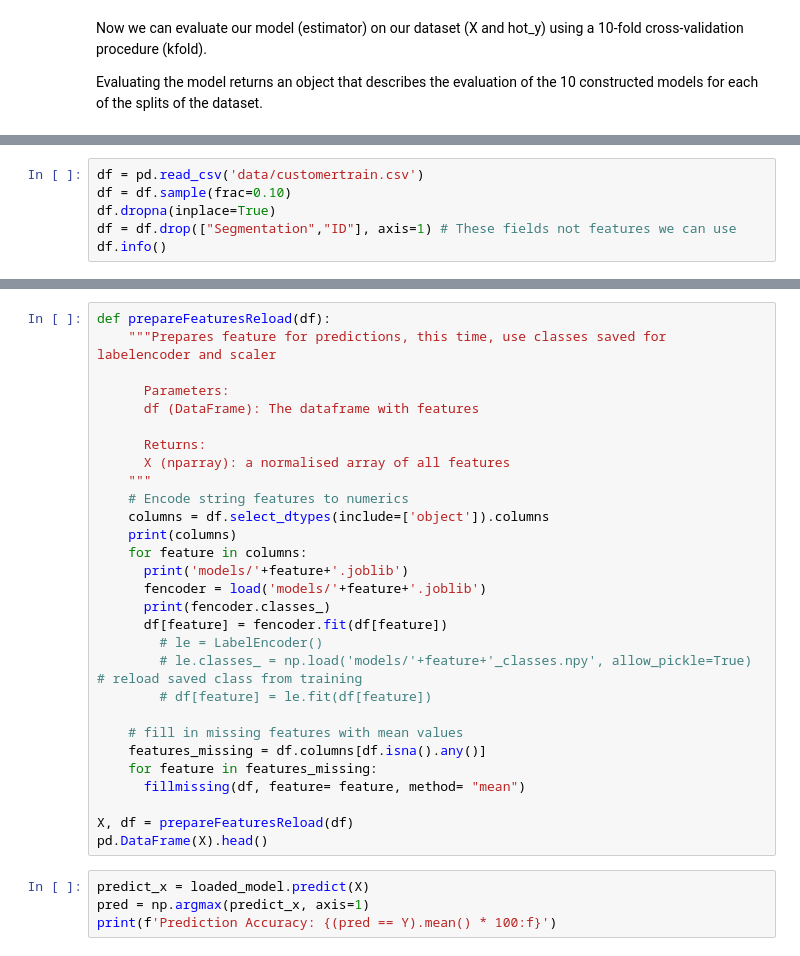
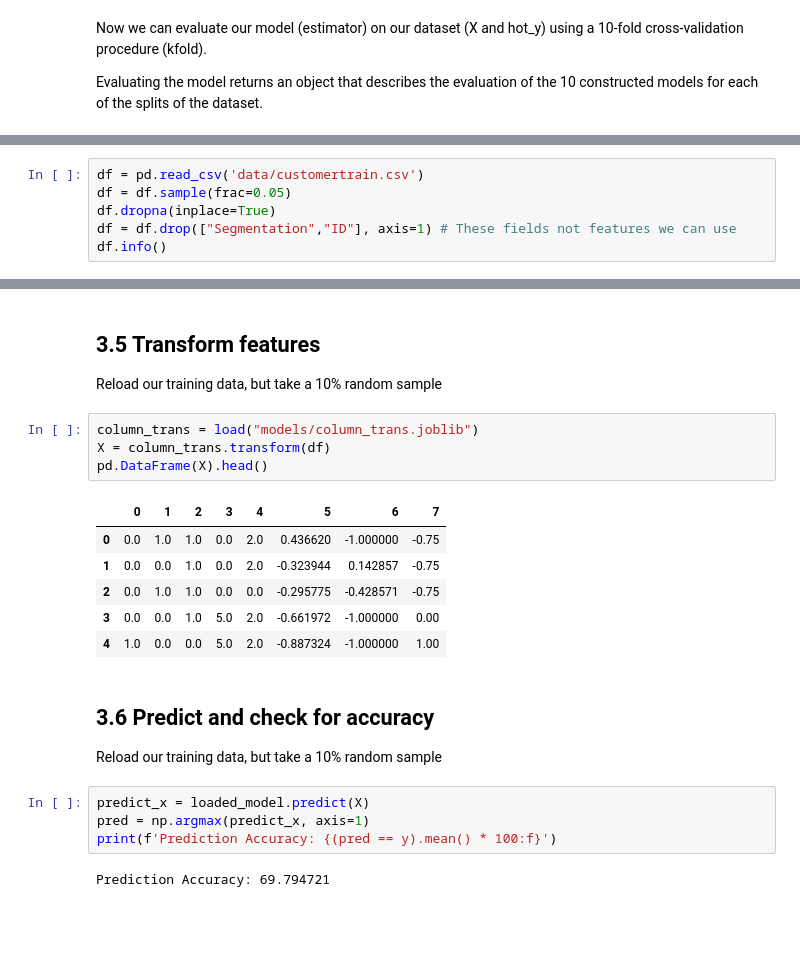
Before and after one commit to shaunenslin/machinelearning, a Jupyter notebook: python/neural networks/keras_multinomial_customers.ipynb, the cells around one changed output, grey strips where cells are left out. Drawn from its saved outputs; the diff is of its cells as text; blank space fills up the shorter version.

```diff
--- a/python/neural networks/keras_multinomial_customers.ipynb
+++ b/python/neural networks/keras_multinomial_customers.ipynb
@@ -326,7 +350,7 @@ loaded_model.compile(loss='binary_crossentropy', optimizer='adam', metrics=['acc
 Reload our training data, but take a 10% random sample
 # %%
 df = pd.read_csv('data/customertrain.csv')
-df = df.sample(frac=0.10)
+df = df.sample(frac=0.05)
 df.dropna(inplace=True)
 df = df.drop(["Segmentation","ID"], axis=1) # These fields not features we can use
 df.info()
@@ -347,34 +402,26 @@ pd.DataFrame(y)
-# %%
-def prepareFeaturesReload(df):
-    """Prepares feature for predictions, this time, use classes saved for labelencoder and scaler
-
-      Parameters:
-      df (DataFrame): The dataframe with features
-
-      Returns:
-      X (nparray): a normalised array of all features
-    """
-    # Encode string features to numerics
-    columns = df.select_dtypes(include=['object']).columns
-    print(columns)
-    for feature in columns:
-      print('models/'+feature+'.joblib')
-      fencoder = load('models/'+feature+'.joblib')
-      print(fencoder.classes_)
-      df[feature] = fencoder.fit(df[feature])
-        # le = LabelEncoder()
-        # le.classes_ = np.load('models/'+feature+'_classes.npy', allow_pickle=True) # reload saved class from training
-        # df[feature] = le.fit(df[feature])
-
-    # fill in missing features with mean values
-    features_missing = df.columns[df.isna().any()]
-    for feature in features_missing:
-      fillmissing(df, feature= feature, method= "mean")
-
-X, df = prepareFeaturesReload(df)
-pd.DataFrame(X).head()
+# %% [markdown]
+## 3.5 Transform features
+
+Reload our training data, but take a 10% random sample
+# %%
+column_trans = load("models/column_trans.joblib")
+X = column_trans.transform(df)
+pd.DataFrame(X).head()
+# %% [output]
+|  | 0 | 1 | 2 | 3 | 4 | 5 | 6 | 7 |
+| 0 | 0.0 | 1.0 | 1.0 | 0.0 | 2.0 | 0.436620 | -1.000000 | -0.75 |
+| 1 | 0.0 | 0.0 | 1.0 | 0.0 | 2.0 | -0.323944 | 0.142857 | -0.75 |
+| 2 | 0.0 | 1.0 | 1.0 | 0.0 | 0.0 | -0.295775 | -0.428571 | -0.75 |
+| 3 | 0.0 | 0.0 | 1.0 | 5.0 | 2.0 | -0.661972 | -1.000000 | 0.00 |
+| 4 | 1.0 | 0.0 | 0.0 | 5.0 | 2.0 | -0.887324 | -1.000000 | 1.00 |
+# %% [markdown]
+## 3.6 Predict and check for accuracy
+
+Reload our training data, but take a 10% random sample
 # %%
 predict_x = loaded_model.predict(X)
 pred = np.argmax(predict_x, axis=1)
-print(f'Prediction Accuracy: {(pred == Y).mean() * 100:f}')
+print(f'Prediction Accuracy: {(pred == y).mean() * 100:f}')
+# %% [output]
+Prediction Accuracy: 69.794721
 # %% [markdown]
```
Also changed, not shown: parts of 47 cells of this notebook, 9 other files.
